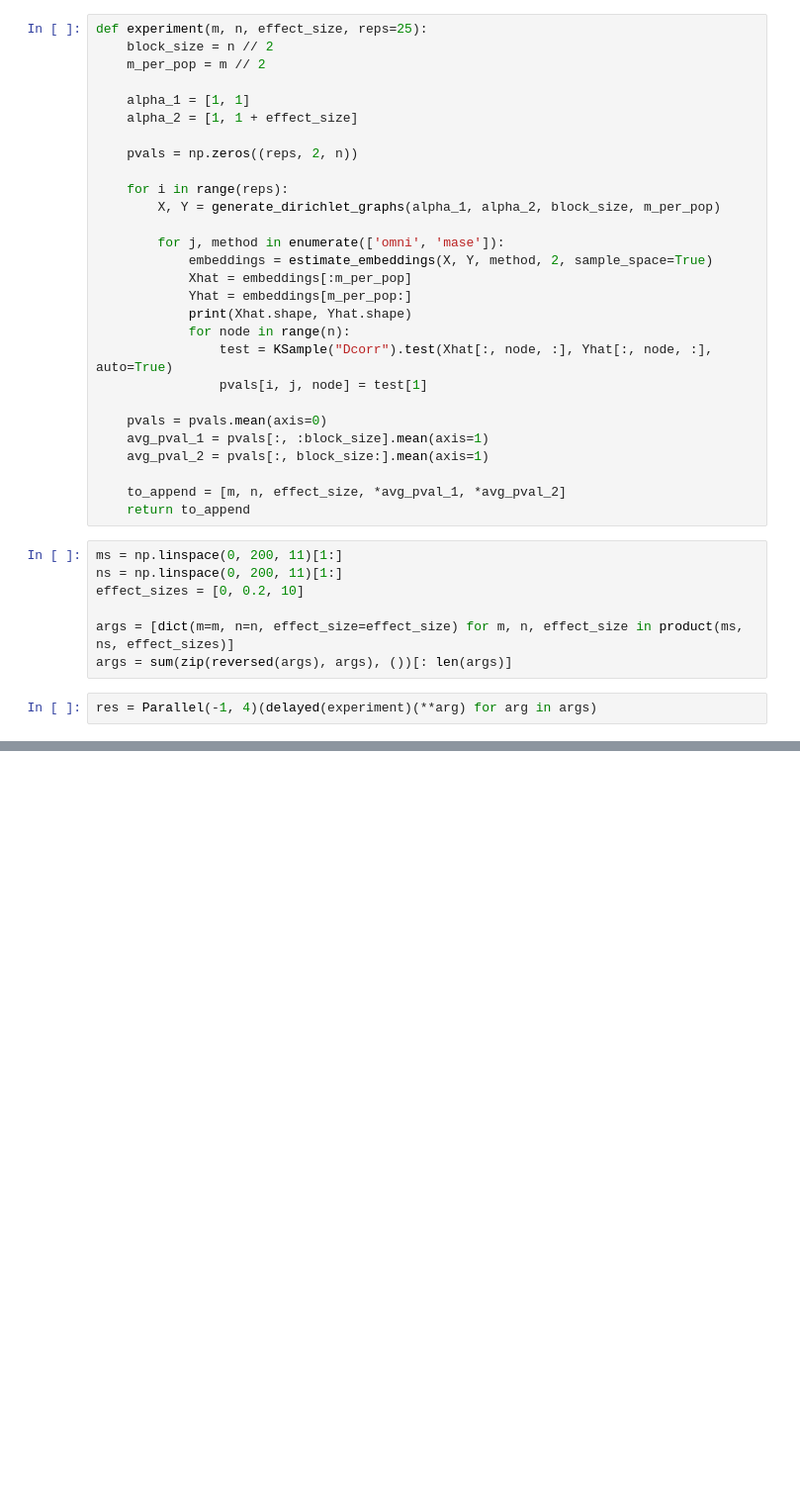
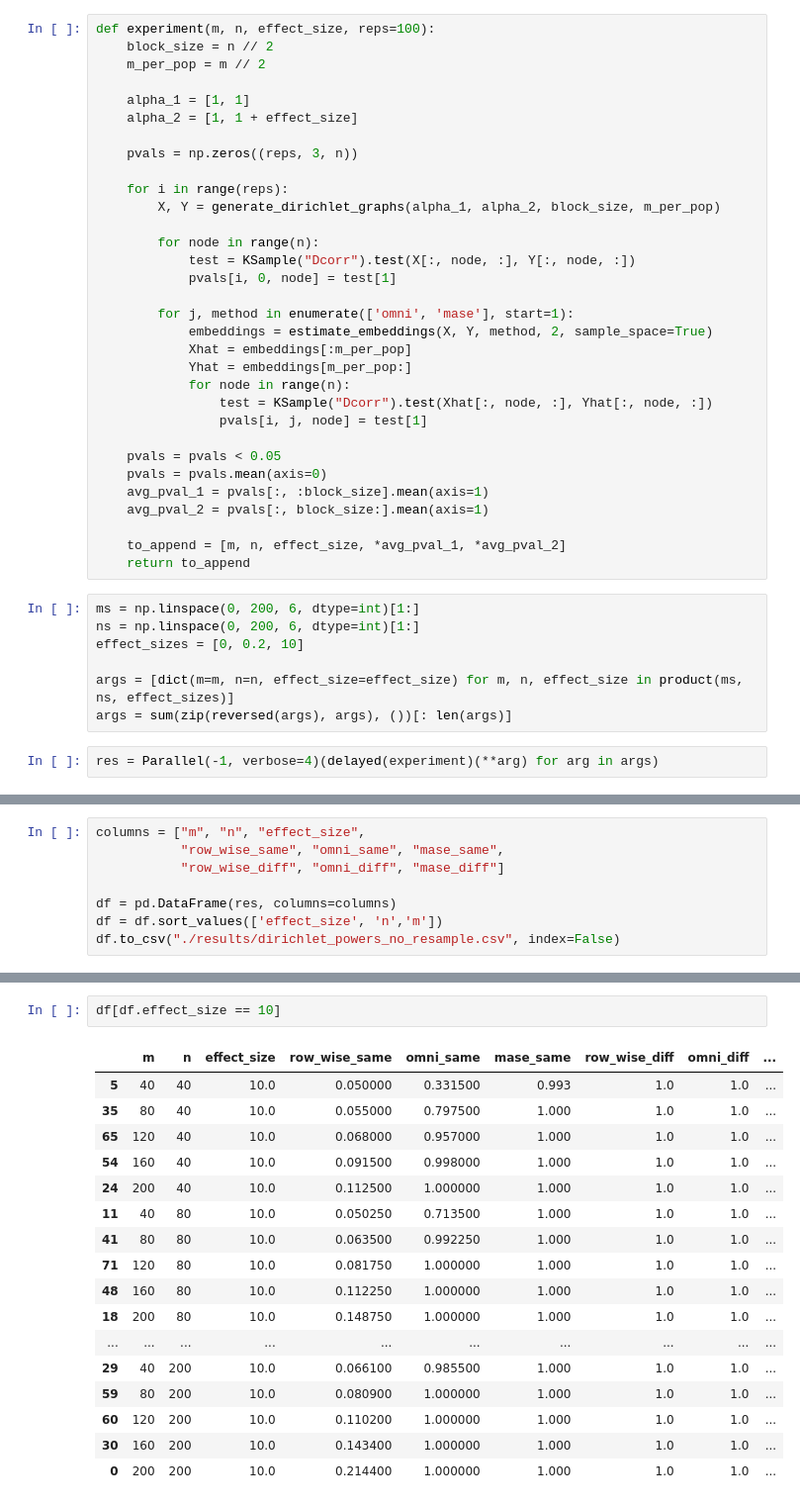
Before and after one commit to neurodata/dos_and_donts, a Jupyter notebook: experiments/experiment_7/j1c/20200417_node_wise_dirichlet.ipynb, the cells around one changed output, grey strips where cells are left out. Shown at 99% size. Cells and saved outputs as stored; diff of their text form; blank space fills up the shorter version.

```diff
--- a/experiments/experiment_7/j1c/20200417_node_wise_dirichlet.ipynb
+++ b/experiments/experiment_7/j1c/20200417_node_wise_dirichlet.ipynb
@@ -46,27 +48,31 @@ def generate_dirichlet_graphs(alpha_1, alpha_2, block_size, num_graphs, resample
 
     return X, Y
 # %%
-def experiment(m, n, effect_size, reps=25):
+def experiment(m, n, effect_size, reps=100):
     block_size = n // 2
     m_per_pop = m // 2
 
     alpha_1 = [1, 1]
     alpha_2 = [1, 1 + effect_size]
 
-    pvals = np.zeros((reps, 2, n))
+    pvals = np.zeros((reps, 3, n))
 
     for i in range(reps):
         X, Y = generate_dirichlet_graphs(alpha_1, alpha_2, block_size, m_per_pop)
 
-        for j, method in enumerate(['omni', 'mase']):
+        for node in range(n):
+            test = KSample("Dcorr").test(X[:, node, :], Y[:, node, :])
+            pvals[i, 0, node] = test[1]
+
+        for j, method in enumerate(['omni', 'mase'], start=1):
             embeddings = estimate_embeddings(X, Y, method, 2, sample_space=True)
             Xhat = embeddings[:m_per_pop]
             Yhat = embeddings[m_per_pop:]
-            print(Xhat.shape, Yhat.shape)
             for node in range(n):
-                test = KSample("Dcorr").test(Xhat[:, node, :], Yhat[:, node, :], auto=True)
+                test = KSample("Dcorr").test(Xhat[:, node, :], Yhat[:, node, :])
                 pvals[i, j, node] = test[1]
 
+    pvals = pvals < 0.05
     pvals = pvals.mean(axis=0)
     avg_pval_1 = pvals[:, :block_size].mean(axis=1)
     avg_pval_2 = pvals[:, block_size:].mean(axis=1)
@@ -74,11 +80,11 @@ def experiment(m, n, effect_size, reps=25):
     to_append = [m, n, effect_size, *avg_pval_1, *avg_pval_2]
     return to_append
 # %%
-ms = np.linspace(0, 200, 11)[1:]
-ns = np.linspace(0, 200, 11)[1:]
+ms = np.linspace(0, 200, 6, dtype=int)[1:]
+ns = np.linspace(0, 200, 6, dtype=int)[1:]
 effect_sizes = [0, 0.2, 10]
 
 args = [dict(m=m, n=n, effect_size=effect_size) for m, n, effect_size in product(ms, ns, effect_sizes)]
 args = sum(zip(reversed(args), args), ())[: len(args)]
 # %%
-res = Parallel(-1, 4)(delayed(experiment)(**arg) for arg in args)
+res = Parallel(-1, verbose=4)(delayed(experiment)(**arg) for arg in args)
@@ -84,0 +98,8 @@ res = Parallel(-1, 4)(delayed(experiment)(**arg) for arg in args)
+# %%
+columns = ["m", "n", "effect_size",
+           "row_wise_same", "omni_same", "mase_same",
+           "row_wise_diff", "omni_diff", "mase_diff"]
+
+df = pd.DataFrame(res, columns=columns)
+df = df.sort_values(['effect_size', 'n','m'])
+df.to_csv("./results/dirichlet_powers_no_resample.csv", index=False)
@@ -84,0 +208,20 @@ res = Parallel(-1, 4)(delayed(experiment)(**arg) for arg in args)
+# %%
+df[df.effect_size == 10]
+# %% [output]
+|  | m | n | effect_size | row_wise_same | omni_same | mase_same | row_wise_diff | omni_diff | ... |
+| 5 | 40 | 40 | 10.0 | 0.050000 | 0.331500 | 0.993 | 1.0 | 1.0 | ... |
+| 35 | 80 | 40 | 10.0 | 0.055000 | 0.797500 | 1.000 | 1.0 | 1.0 | ... |
+| 65 | 120 | 40 | 10.0 | 0.068000 | 0.957000 | 1.000 | 1.0 | 1.0 | ... |
+| 54 | 160 | 40 | 10.0 | 0.091500 | 0.998000 | 1.000 | 1.0 | 1.0 | ... |
+| 24 | 200 | 40 | 10.0 | 0.112500 | 1.000000 | 1.000 | 1.0 | 1.0 | ... |
+| 11 | 40 | 80 | 10.0 | 0.050250 | 0.713500 | 1.000 | 1.0 | 1.0 | ... |
+| 41 | 80 | 80 | 10.0 | 0.063500 | 0.992250 | 1.000 | 1.0 | 1.0 | ... |
+| 71 | 120 | 80 | 10.0 | 0.081750 | 1.000000 | 1.000 | 1.0 | 1.0 | ... |
+| 48 | 160 | 80 | 10.0 | 0.112250 | 1.000000 | 1.000 | 1.0 | 1.0 | ... |
+| 18 | 200 | 80 | 10.0 | 0.148750 | 1.000000 | 1.000 | 1.0 | 1.0 | ... |
+| ... | ... | ... | ... | ... | ... | ... | ... | ... | ... |
+| 29 | 40 | 200 | 10.0 | 0.066100 | 0.985500 | 1.000 | 1.0 | 1.0 | ... |
+| 59 | 80 | 200 | 10.0 | 0.080900 | 1.000000 | 1.000 | 1.0 | 1.0 | ... |
+| 60 | 120 | 200 | 10.0 | 0.110200 | 1.000000 | 1.000 | 1.0 | 1.0 | ... |
+| 30 | 160 | 200 | 10.0 | 0.143400 | 1.000000 | 1.000 | 1.0 | 1.0 | ... |
+| 0 | 200 | 200 | 10.0 | 0.214400 | 1.000000 | 1.000 | 1.0 | 1.0 | ... |
```
Also changed, not shown: parts of 5 cells of this notebook, 2 other files.
